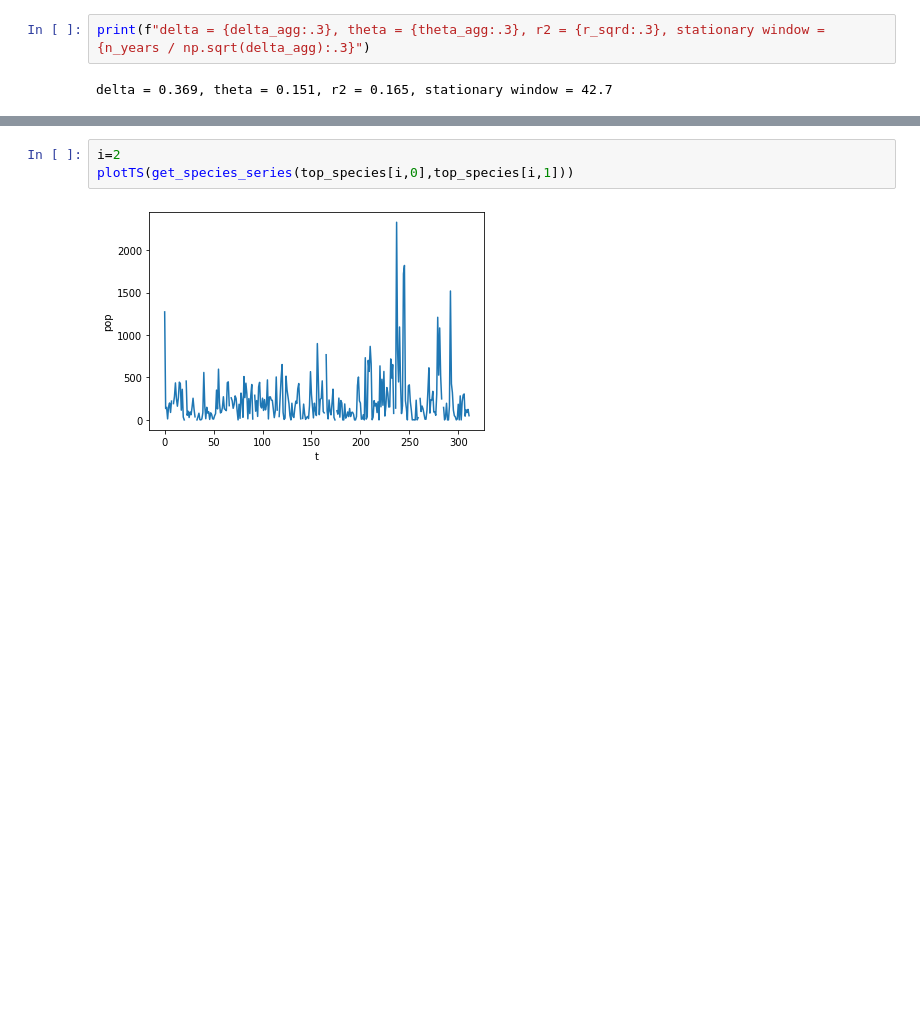
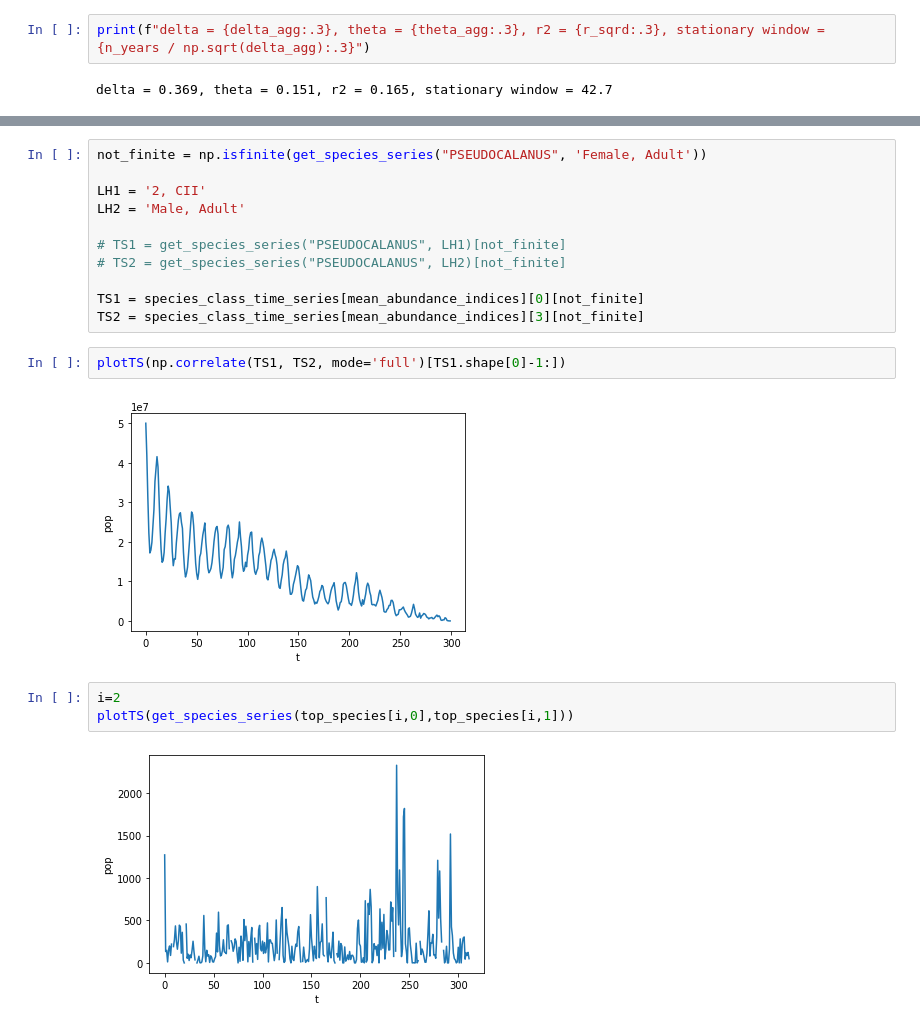
Before and after one commit to kenflat2/Nonlinear-Regression, a Jupyter notebook: Newport Data Analysis.ipynb, the cells around one changed output, grey strips where cells are left out. Drawn from its saved outputs; the diff is of its cells as text; blank space fills up the shorter version.

```diff
--- a/Newport Data Analysis.ipynb
+++ b/Newport Data Analysis.ipynb
@@ -201,3 +219,18 @@ fg_species_life_stage = pd.read_csv("Newport_All_Species_Functional_Groups_2.csv
+# %%
+not_finite = np.isfinite(get_species_series("PSEUDOCALANUS", 'Female, Adult'))
+
+LH1 = '2, CII'
+LH2 = 'Male, Adult'
+
+# TS1 = get_species_series("PSEUDOCALANUS", LH1)[not_finite]
+# TS2 = get_species_series("PSEUDOCALANUS", LH2)[not_finite]
+
+TS1 = species_class_time_series[mean_abundance_indices][0][not_finite]
+TS2 = species_class_time_series[mean_abundance_indices][3][not_finite]
+# %%
+plotTS(np.correlate(TS1, TS2, mode='full')[TS1.shape[0]-1:])
+# %% [output]
+[figure, added]
 # %%
 i=2
 plotTS(get_species_series(top_species[i,0],top_species[i,1]))
```
Also changed, not shown: parts of 7 cells of this notebook, 2 other files.
